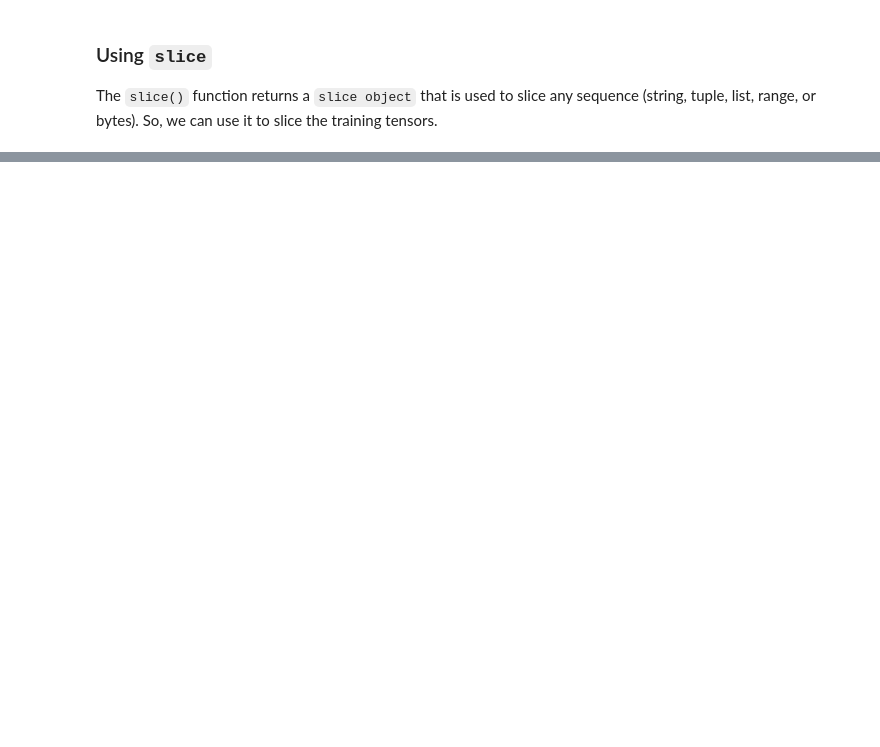
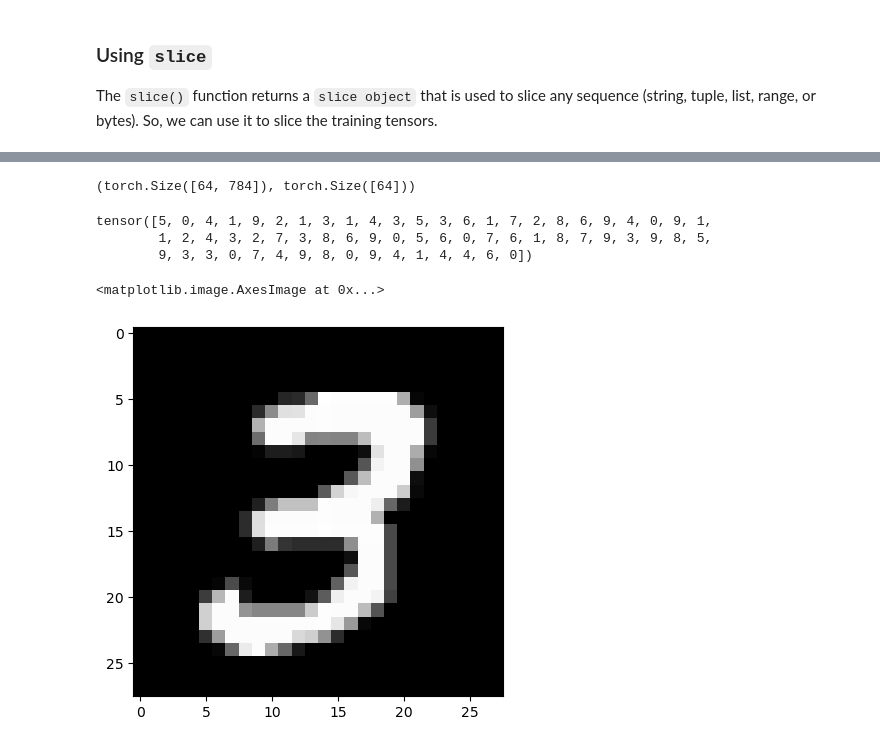
Before and after one commit to gpetrousov/notebooks, a Jupyter notebook: notebooks/04_minibatch.ipynb, the cells around one changed output, grey strips where cells are left out. Drawn from its saved outputs; the diff is of its cells as text; code cells hidden in the pictures; blank space fills up the shorter version.

```diff
--- a/notebooks/04_minibatch.ipynb
+++ b/notebooks/04_minibatch.ipynb
@@ -304,0 +646,4 @@ torch.Size([10, 784])
+# %%
+train_ds, valid_ds = Dataset(x_train, y_train), Dataset(x_valid, y_valid)
+assert len(train_ds) == len(x_train)
+assert len(valid_ds) == len(y_valid)
@@ -304,0 +698,27 @@ torch.Size([10, 784])
+# %%
+class DataLoader():
+    def __init__(self, ds, bs):
+        self.ds = ds
+        self.bs = bs
+    def __iter__(self):
+        for i in range(0, len(self.ds), self.bs):
+            yield self.ds[i:min(len(self.ds), i+self.bs)]
+# %%
+train_dl = DataLoader(train_ds, bs)
+valid_dl = DataLoader(valid_ds, bs)
+# %%
+xb, yb = next(iter(train_dl))
+xb.shape, yb.shape
+# %% [output]
+(torch.Size([64, 784]), torch.Size([64]))
+# %%
+yb
+# %% [output]
+tensor([5, 0, 4, 1, 9, 2, 1, 3, 1, 4, 3, 5, 3, 6, 1, 7, 2, 8, 6, 9, 4, 0, 9, 1,
+        1, 2, 4, 3, 2, 7, 3, 8, 6, 9, 0, 5, 6, 0, 7, 6, 1, 8, 7, 9, 3, 9, 8, 5,
+        9, 3, 3, 0, 7, 4, 9, 8, 0, 9, 4, 1, 4, 4, 6, 0])
+# %%
+plt.imshow(xb[7].view(28, 28), cmap='gray')
+# %% [output]
+<matplotlib.image.AxesImage at 0x...>
+[figure, added]
```
Also changed, not shown: parts of 111 cells of this notebook.
